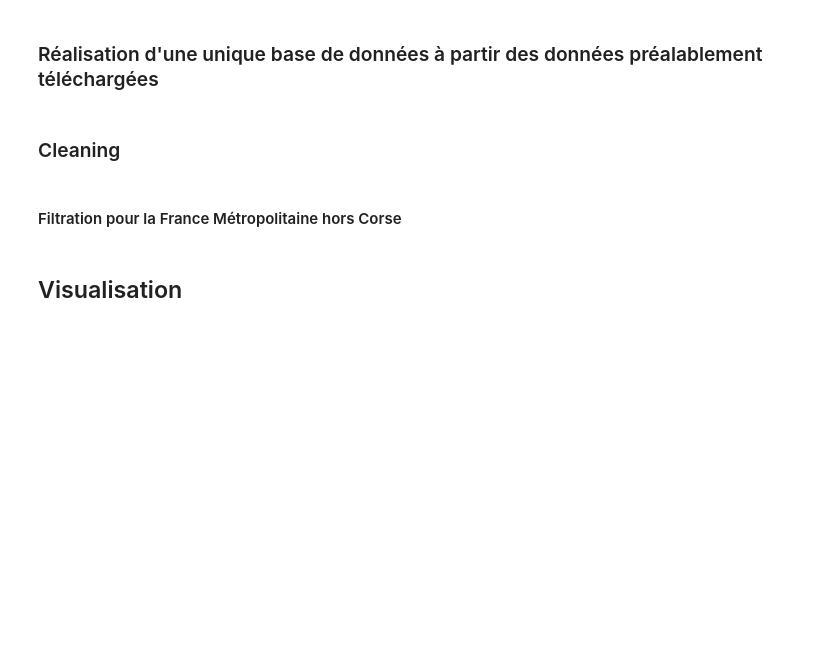
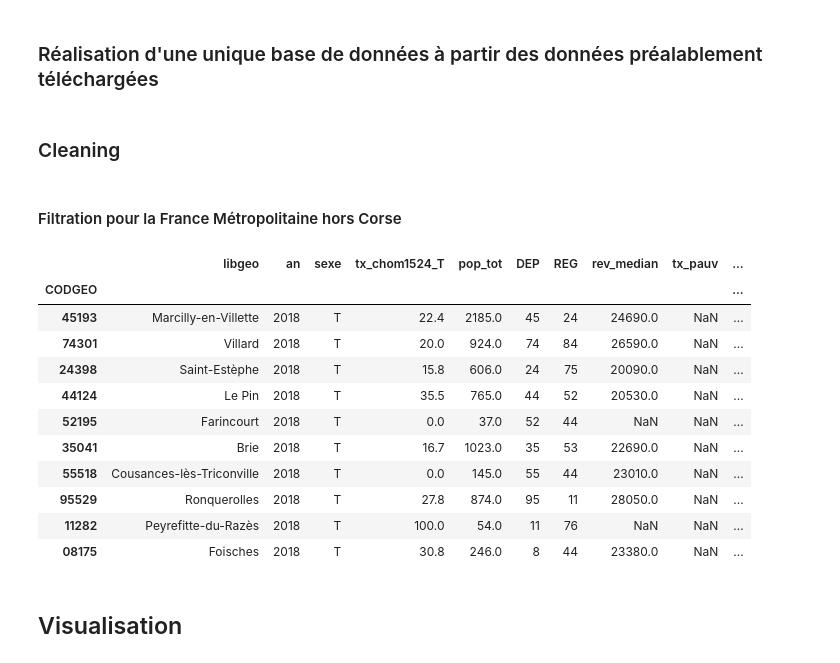
Before and after one commit to LeoMaurice/SportsParticipationEconomicGeographic, a Jupyter notebook: rendu.ipynb, the cells around one changed output. Drawn from its saved outputs; the diff is of its cells as text; code cells hidden in the pictures; blank space fills up the shorter version.

```diff
--- a/rendu.ipynb
+++ b/rendu.ipynb
@@ -127,7 +155,7 @@ Malheureusement l'API est limitée : on ne peut télécharger qu'une fiche par u
 # %% [markdown]
 #### Téléchargement des données Filosofi avec les principaux indicateurs de pauvreté et de revenus
 # %%
-donnees_filo_ind_communes_2019, table_var_filo_ind_com_2019 = filosofi_2019()
+donnees_filo_ind_communes_2019, table_var_filo_ind_com_2019 = hs.filosofi_2019()
 if not donnees_filo_ind_communes_2019.empty:
     print("5 - Téléchargement des données filosofi  ====> c'est bon ")
 else:
@@ -168,7 +196,7 @@ if VERBOSE:
 # %% [markdown]
 #### Téléchargement des données de populations légales du millénisme 2019
 # %%
-donnees_pop_leg_19 = pop_2019()
+donnees_pop_leg_19 = hs.pop_2019()
 
 if not donnees_pop_leg_19.empty:
     print("6 - Téléchargement des populations légales  ====> c'est bon ")
@@ -204,7 +232,7 @@ if VERBOSE:
 # %% [markdown]
 #### Téléchargement des données d'emploi localisées
 # %%
-donnees_chomage_15_24_par_com_travail = data_chomage()
+donnees_chomage_15_24_par_com_travail = hs.data_chomage()
 
 if not donnees_chomage_15_24_par_com_travail.empty:
     print("7 - Téléchargement des données d'emploi localisées  ====> c'est bon ")
@@ -259,13 +285,27 @@ base_travail.set_index('codgeo',inplace = True)
 # %%
 # Pour des questions de praticité, nous nous passerons de la Corse et des Outre-mers
 base_travail = base_travail[base_travail['DEP'] != "2A"]
 base_travail = base_travail[base_travail['DEP'] != "2B"]
 base_travail = base_travail.astype({'DEP': int})
 base_travail = base_travail[base_travail['DEP'] <= 95]
 base_travail = base_travail.astype({'DEP': str})
+base_travail = base_travail.rename_axis("CODGEO")
 if VERBOSE :
-    base_travail.sample(10)
-    display(base_travail.describe())
-    base_travail.isna().sum()
+    display(base_travail.sample(10))
+    #display(base_travail.describe())
+    #base_travail.isna().sum()
+# %% [output]
+|  | libgeo | an | sexe | tx_chom1524_T | pop_tot | DEP | REG | rev_median | tx_pauv | ... |
+| CODGEO |  |  |  |  |  |  |  |  |  | ... |
+| 45193 | Marcilly-en-Villette | 2018 | T | 22.4 | 2185.0 | 45 | 24 | 24690.0 | NaN | ... |
+| 74301 | Villard | 2018 | T | 20.0 | 924.0 | 74 | 84 | 26590.0 | NaN | ... |
+| 24398 | Saint-Estèphe | 2018 | T | 15.8 | 606.0 | 24 | 75 | 20090.0 | NaN | ... |
+| 44124 | Le Pin | 2018 | T | 35.5 | 765.0 | 44 | 52 | 20530.0 | NaN | ... |
+| 52195 | Farincourt | 2018 | T | 0.0 | 37.0 | 52 | 44 | NaN | NaN | ... |
+| 35041 | Brie | 2018 | T | 16.7 | 1023.0 | 35 | 53 | 22690.0 | NaN | ... |
+| 55518 | Cousances-lès-Triconville | 2018 | T | 0.0 | 145.0 | 55 | 44 | 23010.0 | NaN | ... |
+| 95529 | Ronquerolles | 2018 | T | 27.8 | 874.0 | 95 | 11 | 28050.0 | NaN | ... |
+| 11282 | Peyrefitte-du-Razès | 2018 | T | 100.0 | 54.0 | 11 | 76 | NaN | NaN | ... |
+| 08175 | Foisches | 2018 | T | 30.8 | 246.0 | 8 | 44 | 23380.0 | NaN | ... |
 # %% [markdown]
 ## Visualisation
```
Also changed, not shown: parts of 22 cells of this notebook, 4 other files.
